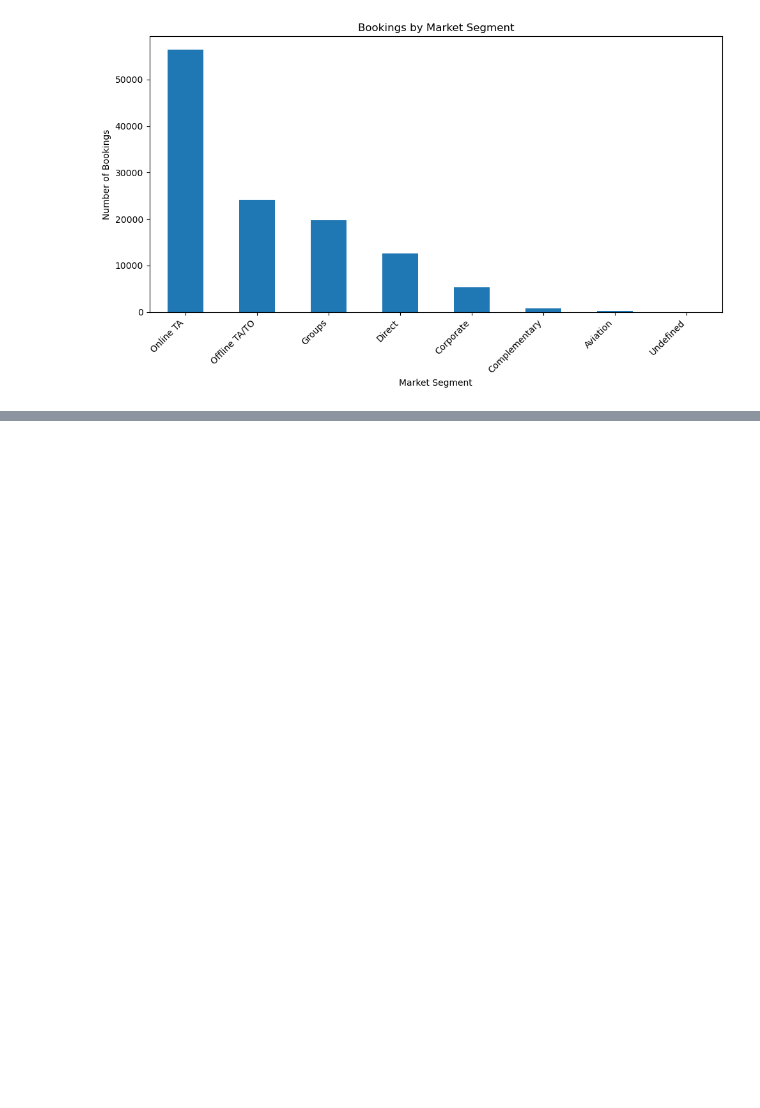
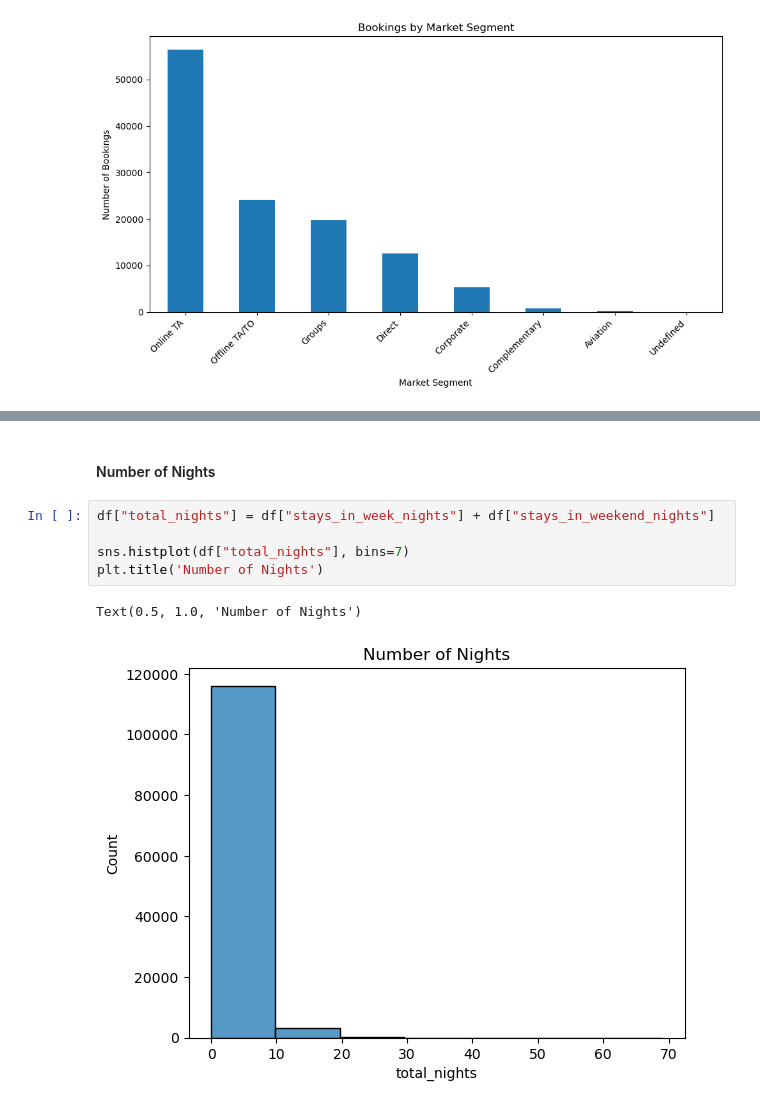
Before and after one commit to alexandreffs/UnsupervisedLearningProj, a Jupyter notebook: project.ipynb, the cells around one changed output, grey strips where cells are left out. Saved outputs shown, nothing was run; the diff lists cells and outputs as text; blank space fills up the shorter version.

```diff
--- a/project.ipynb
+++ b/project.ipynb
@@ -93,0 +159,10 @@ plt.show()
+# %% [markdown]
+#### Number of Nights
+# %%
+df["total_nights"] = df["stays_in_week_nights"] + df["stays_in_weekend_nights"]
+
+sns.histplot(df["total_nights"], bins=7)
+plt.title('Number of Nights')
+# %% [output]
+Text(0.5, 1.0, 'Number of Nights')
+[figure, added]
```
Also changed, not shown: parts of 26 cells of this notebook.
